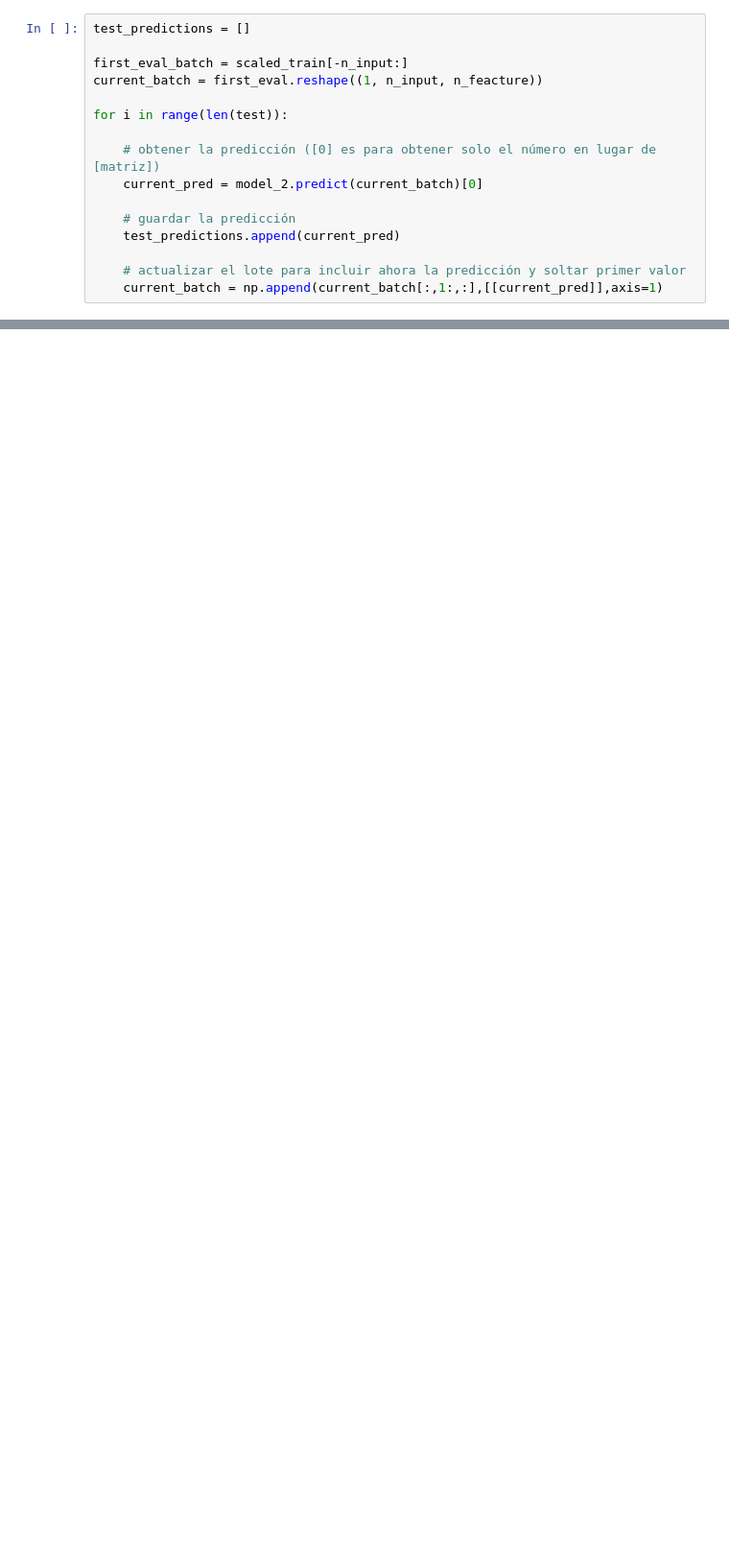
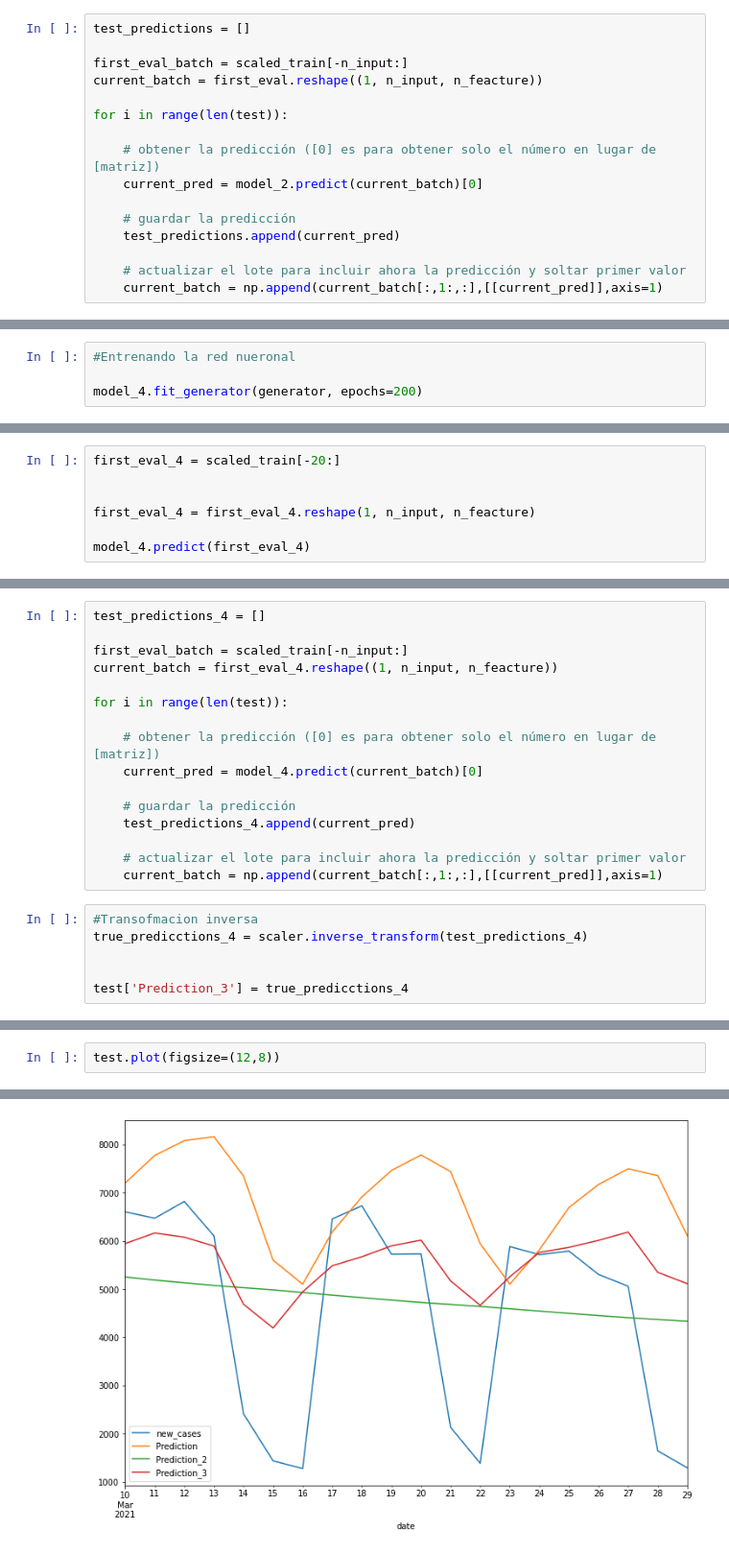
Before and after one commit to artthuro6/Deep_Learning-Covid19, a Jupyter notebook: LSTM_COVID_19.ipynb, the cells around one changed output, grey strips where cells are left out. Shown at 96% size. Cells and saved outputs as stored; diff of their text form; blank space fills up the shorter version.

```diff
--- a/LSTM_COVID_19.ipynb
+++ b/LSTM_COVID_19.ipynb
@@ -471,0 +649,4 @@ test
+# %%
+#Entrenando la red nueronal
+
+model_4.fit_generator(generator, epochs=200)
@@ -471,0 +673,7 @@ test
+# %%
+first_eval_4 = scaled_train[-20:]
+
+
+first_eval_4 = first_eval_4.reshape(1, n_input, n_feacture)
+
+model_4.predict(first_eval_4)
@@ -471,0 +682,22 @@ test
+# %%
+test_predictions_4 = []
+
+first_eval_batch = scaled_train[-n_input:]
+current_batch = first_eval_4.reshape((1, n_input, n_feacture))
+
+for i in range(len(test)):
+
+    # obtener la predicción ([0] es para obtener solo el número en lugar de [matriz])
+    current_pred = model_4.predict(current_batch)[0]
+
+    # guardar la predicción
+    test_predictions_4.append(current_pred)
+
+    # actualizar el lote para incluir ahora la predicción y soltar primer valor
+    current_batch = np.append(current_batch[:,1:,:],[[current_pred]],axis=1)
+# %%
+#Transofmacion inversa
+true_predicctions_4 = scaler.inverse_transform(test_predictions_4)
+
+
+test['Prediction_3'] = true_predicctions_4
@@ -471,0 +710,3 @@ test
+# %%
+test.plot(figsize=(12,8))
+# %% [output]
@@ -471,0 +714 @@ test
+[figure, added]
```
Also changed, not shown: parts of 34 cells of this notebook.
